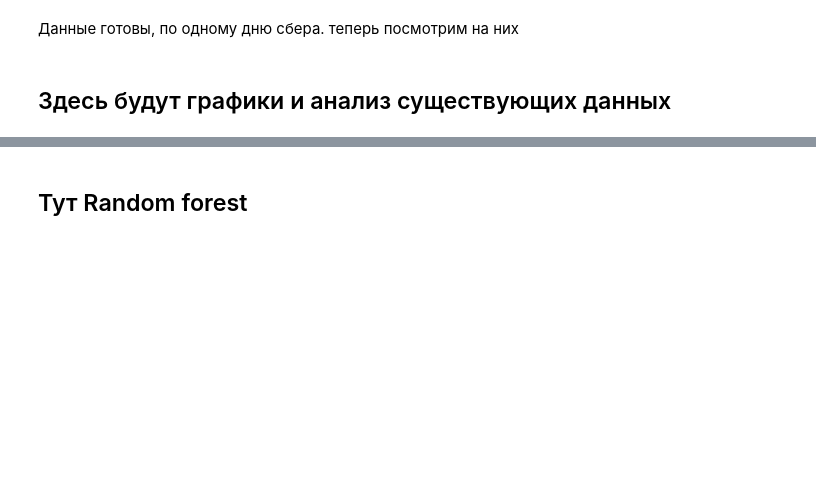
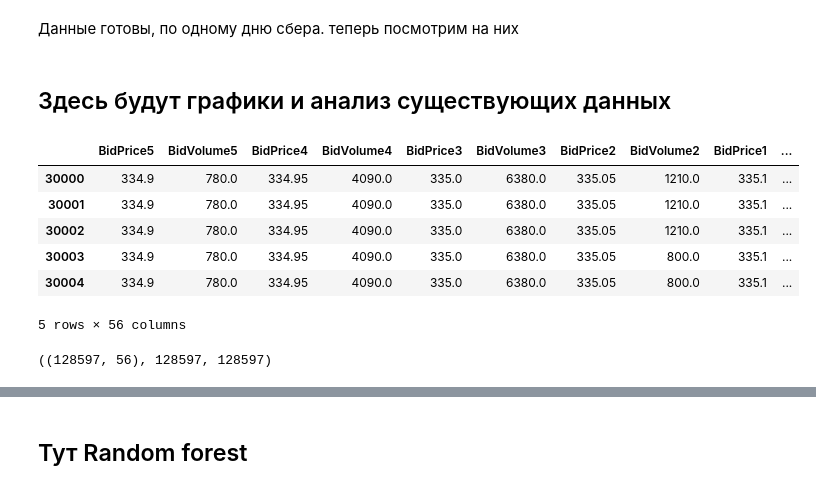
Before and after one commit to koteyevlev/MarketMakingMLAlgo, a Jupyter notebook: MLBacktest.ipynb, the cells around one changed output, grey strips where cells are left out. Saved outputs shown, nothing was run; the diff lists cells and outputs as text; code cells hidden in the pictures; blank space fills up the shorter version.

```diff
--- a/MLBacktest.ipynb
+++ b/MLBacktest.ipynb
@@ -492,7 +375,7 @@ dom.trade_log[-1]
 # %% [markdown]
 # Теперь сделаем заготовку для ML, для этого соберем numpy array снапшота стакана и последих трейдов
 # %%
-deep = 9
+deep = 1
 # %%
 def RSI (data, time_window):
     diff = data.diff(1).dropna()        # diff in one field(one day)
@@ -716,5 +603,3 @@ def create_future_vwap(snapchot):
     snapchot["IsUp30"] = np.sign(snapchot["Difference30"])
     snapchot["IsUp60"] = np.sign(snapchot["Difference60"])
     return snapchot
-# %%
-snapschot = pd.read_csv("SBER20150310.csv")
@@ -720,0 +608,3 @@ snapschot = pd.read_csv("SBER20150310.csv")
+# %%
+raw_data = pd.read_csv("../" + share + date + ".csv").drop(['Unnamed: 0'], axis=1)
+raw_data = raw_data.values.tolist()
@@ -741,7 +635,9 @@ def get_df_y(raw_data, deep):
         snapschot["LiquidityBid"] += snapschot["BidVolume" + str(i)]
 
     snapschot["BidLiquidityRatio"] = snapschot["LiquidityBid"] / (snapschot["LiquidityBid"] + snapschot["LiquidityAsk"])
+    copy_snapschot = deepcopy(snapschot)
     snapschot = snapschot[snapschot["Time"] > 100002000.0]
+
     snapschot.drop_duplicates(subset=dupl_col,inplace=True)
 
     snapschot.index = snapschot["Time"]
@@ -751,11 +647,11 @@ def get_df_y(raw_data, deep):
     snapschot.index = snapschot["Time"]
     snapschot = create_future_vwap(snapschot)
     snapschot["Time"] = tmp_time
-    y = np.array(snapschot["IsUp1"])
+    y = np.array(snapschot["IsUp60"])
     drop_col = ["IsUp1", "IsUp30", "IsUp60", "Difference1", "Difference30", "Difference60",
-                "FutureVWAP1", "FutureVWAP30", "FutureVWAP60"]
+                "FutureVWAP1", "FutureVWAP30", "FutureVWAP60", "Time"]
     df = snapschot.drop(drop_col, axis=1)
-    return df, np.array(y), snapschot
+    return df, np.array(y), snapschot, copy_snapschot
 
-df, y, snapschot = get_df_y(raw_data, deep)
-snapschot.to_csv("SBER20150310.csv")
+df, y, snapschot, copy_snapschot = get_df_y(raw_data, deep)
+snapschot.to_csv(share + date + ".csv")
@@ -766,7 +664,19 @@ snapschot.to_csv("SBER20150310.csv")
 # %% [markdown]
 ## Здесь будут графики и анализ существующих данных
 # %%
-snapschot[30000:30005]
+copy_snapschot[30000:30005]
+# %% [output]
+|  | BidPrice5 | BidVolume5 | BidPrice4 | BidVolume4 | BidPrice3 | BidVolume3 | BidPrice2 | BidVolume2 | BidPrice1 | ... |
+| 30000 | 334.9 | 780.0 | 334.95 | 4090.0 | 335.0 | 6380.0 | 335.05 | 1210.0 | 335.1 | ... |
+| 30001 | 334.9 | 780.0 | 334.95 | 4090.0 | 335.0 | 6380.0 | 335.05 | 1210.0 | 335.1 | ... |
+| 30002 | 334.9 | 780.0 | 334.95 | 4090.0 | 335.0 | 6380.0 | 335.05 | 1210.0 | 335.1 | ... |
+| 30003 | 334.9 | 780.0 | 334.95 | 4090.0 | 335.0 | 6380.0 | 335.05 | 800.0 | 335.1 | ... |
+| 30004 | 334.9 | 780.0 | 334.95 | 4090.0 | 335.0 | 6380.0 | 335.05 | 800.0 | 335.1 | ... |
+5 rows × 56 columns
+# %%
+copy_snapschot.shape, len(records), len(raw_data)
+# %% [output]
+((128597, 56), 128597, 128597)
 # %%
 visu_data = snapschot#[1500:]
 # %%
```
Also changed, not shown: parts of 68 cells of this notebook, 3 other files.
